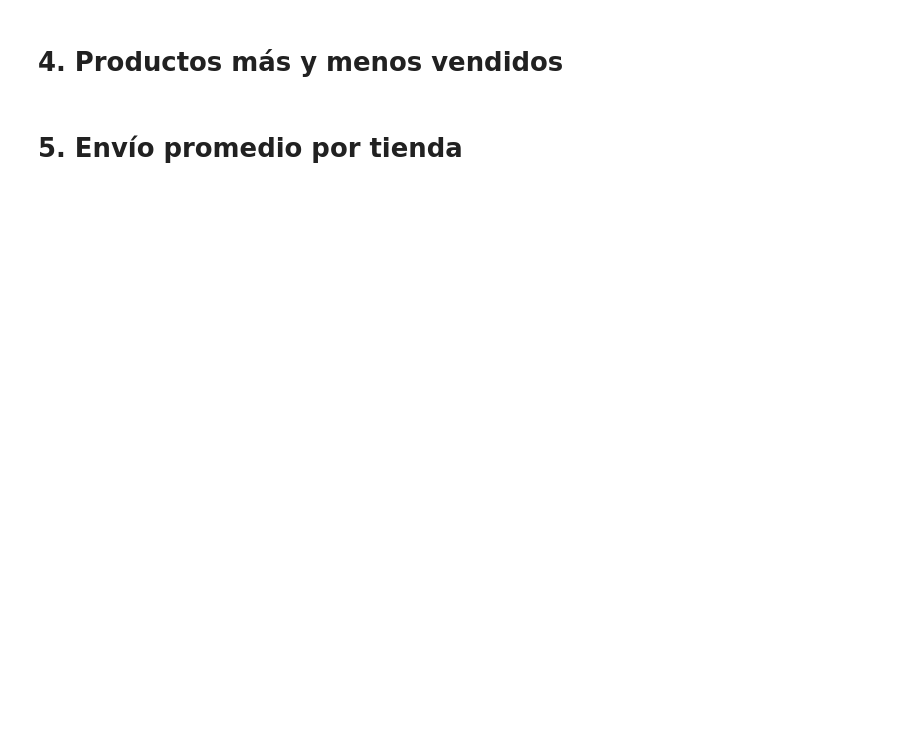
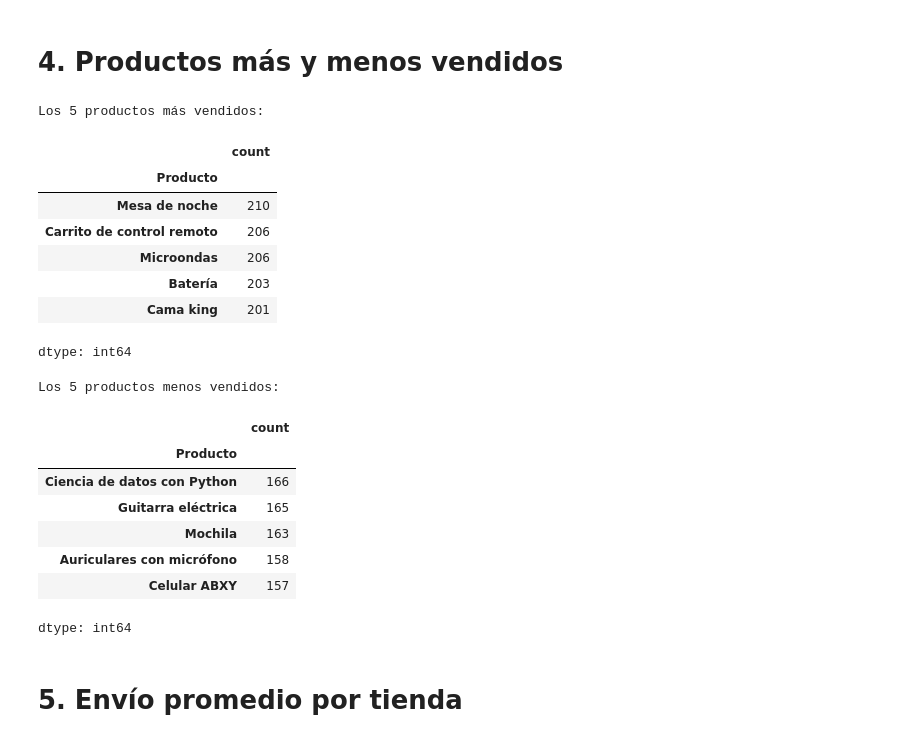
Before and after one commit to Harold-dev-code/Primer_Challenge_DataScience_Alura_Store, a Jupyter notebook: Primer_Challenge_DataScience_AluraStore.ipynb, the cells around one changed output. Cells and saved outputs as stored; diff of their text form; code cells hidden in the pictures; blank space fills up the shorter version.

Commit message:
se actualiza y se realiza varios requerimientos o demandas del análisis de datos

```diff
--- a/Primer_Challenge_DataScience_AluraStore.ipynb
+++ b/Primer_Challenge_DataScience_AluraStore.ipynb
@@ -246,2 +305,29 @@ dtype: int64
+# %%
+productos_mas_vendidos = df_tiendas_completo['Producto'].value_counts().head(5)
+print("Los 5 productos más vendidos:")
+display(productos_mas_vendidos)
+
+productos_menos_vendidos = df_tiendas_completo['Producto'].value_counts().tail(5)
+print("\nLos 5 productos menos vendidos:")
+display(productos_menos_vendidos)
+# %% [output]
+Los 5 productos más vendidos:
+|  | count |
+| Producto |  |
+| Mesa de noche | 210 |
+| Carrito de control remoto | 206 |
+| Microondas | 206 |
+| Batería | 203 |
+| Cama king | 201 |
+dtype: int64
+Los 5 productos menos vendidos:
+|  | count |
+| Producto |  |
+| Ciencia de datos con Python | 166 |
+| Guitarra eléctrica | 165 |
+| Mochila | 163 |
+| Auriculares con micrófono | 158 |
+| Celular ABXY | 157 |
+dtype: int64
 # %% [markdown]
 # 5. Envío promedio por tienda
```
Also changed, not shown: parts of 11 cells of this notebook.
